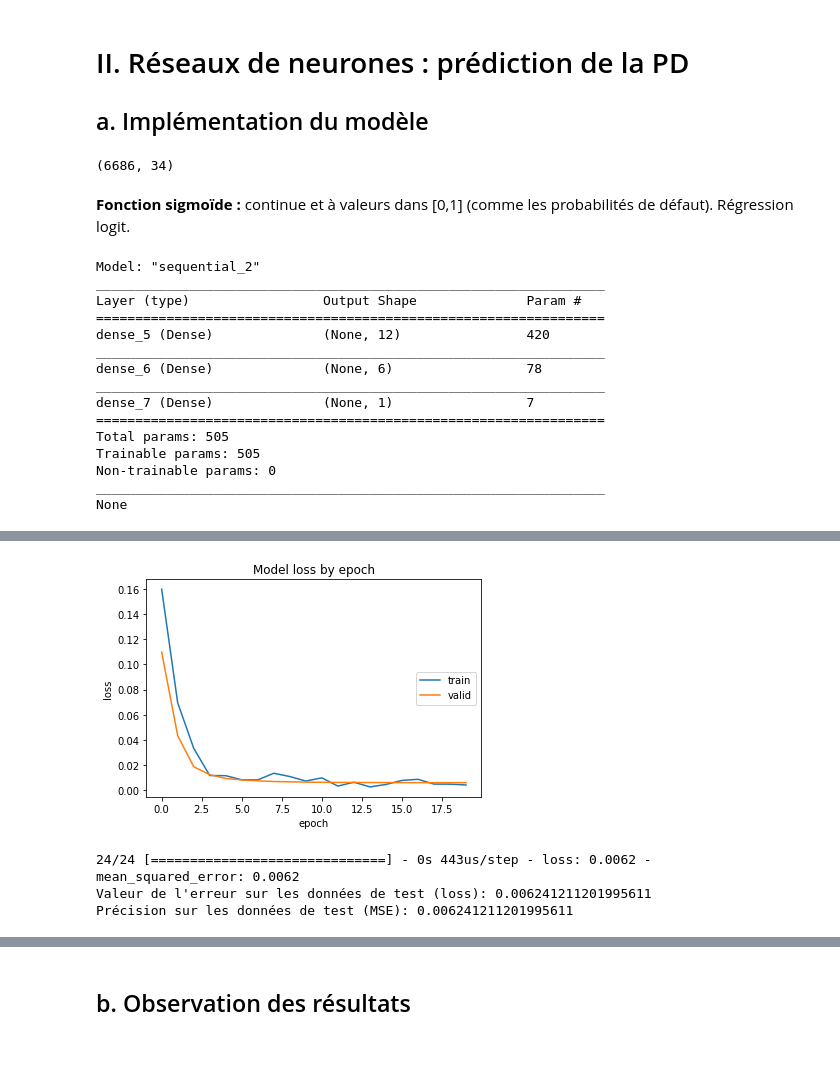
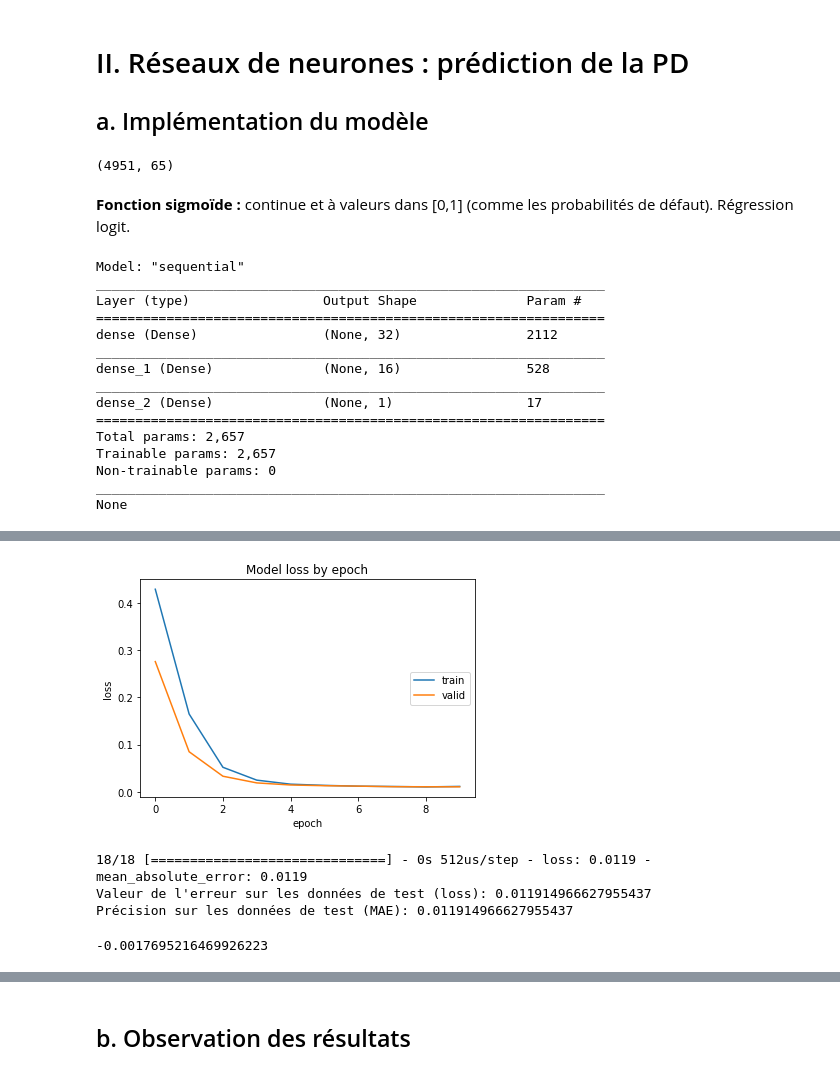
Before and after one commit to Rxzh/PD, a Jupyter notebook: Architecture réseaux de neurones.ipynb, the cells around one changed output, grey strips where cells are left out. Saved outputs shown, nothing was run; the diff lists cells and outputs as text; code cells hidden in the pictures.

```diff
--- a/Architecture réseaux de neurones.ipynb
+++ b/Architecture réseaux de neurones.ipynb
@@ -36,8 +70,10 @@ df.head()
 # %%
 #RENSEIGNER LES RATIOS FINANCIERS / VARIABLES CONSIDEREES
 
-df1 = df[["Common Eqty / Tot Assets",'Debt / Common Equity','Interest Coverage Ratio','Lev Ratio to TCE','Tier-1 Ratio','Tot Debt / Tot Capital','BCLASS Level 3',"TCE Ratio","PD_1y"]]
-
-
-df1.replace(np.nan, 0.0,inplace=True)
-#df1.dropna(inplace=True)
+#df1 = df[["Common Eqty / Tot Assets",'Debt / Common Equity','Tot Debt / Tot Capital','BCLASS Level 3',"TCE Ratio","PD_1y"]]
+df1 = df[['Common Eqty / Tot Assets','TCE Ratio','Tot Debt / Tot Capital','Tot Cap (Local Crncy)','Is Covered','Is Convertible','Amt Out','BCLASS Level 3', 'Guarantee Type','Total Assets', 'Guarantor Type', 'Collat Type','Debt / Common Equity','PD_1y']]
+df1 = df1[df1['Debt / Common Equity']<2500]
+df1 = df1[df1['TCE Ratio']>-100]
+#df1.replace(np.nan, 0.0,inplace=True)
+df1.dropna(inplace=True)
+count_nan(df1)
@@ -72,7 +103,7 @@ La prochaine étape consiste à séparer les features continues des features dis
 # %%
 features = list(df1.drop(columns=['PD_1y']).columns)
 
-discrete_features = ['BCLASS Level {}'.format(i) for i in range(3,4)]
+discrete_features = ['BCLASS Level 3','Guarantee Type','Guarantor Type','Collat Type','Is Covered','Is Convertible']
 continuous_features = [s for s in features if not s in discrete_features]
 
 
@@ -203,16 +242,19 @@ X_train.shape
 
 #très bon document (parties Python, keras avec les codes et explications)
 # %% [output]
-(6686, 34)
+(4951, 65)
 # %%
 model = Sequential()
-model.add(Dense(units=12,input_dim=34,))#activation="sigmoid")) #6 is good
-model.add(Dense(units=6))
+model.add(Dense(units=32,input_dim=65,))#activation="sigmoid")) #6 is good
+model.add(Dense(units=16))
 model.add(Dense(units=1,activation="sigmoid"))
-#modele.add(Dropout(0.3))
-learning_rate = 0.15
+#model.add(Dropout(0.2))
+learning_rate = 0.0002
 
-sgd = SGD(learning_rate)
+sgd = SGD(learning_rate)  #lr = 0.02
+adam = Adam(learning_rate) #lr = 0.001
+
+#nadam = Nadam(lr=0.0005, beta_1=0.9, beta_2=0.999)
 
 #dim première couche = nombre de variables du df
 # %% [markdown]
@@ -220,29 +262,33 @@ sgd = SGD(learning_rate)
 # %%
 #modele.compile(loss='mean_squared_error',optimizer=sgd,metrics=[tf.keras.metrics.MeanSquaredError()])
 #optimizer = sgd
-model.compile(loss='mean_squared_error',optimizer='adam',metrics=[tf.keras.metrics.MeanSquaredError()])
+#model.compile(loss='mean_squared_error',optimizer='adam',metrics=[tf.keras.metrics.MeanSquaredError()])
+#model.compile(loss=tf.keras.losses.Huber(delta=.05),optimizer=sgd,metrics=[tf.keras.metrics.MeanSquaredError()])
+model.compile(loss='mean_absolute_error',optimizer=adam,metrics=[tf.keras.metrics.MeanAbsoluteError()])
 # %%
 print(model.summary())
 # %% [output]
-Model: "sequential_2"
+Model: "sequential"
 _________________________________________________________________
 Layer (type)                 Output Shape              Param #
 =================================================================
-dense_5 (Dense)              (None, 12)                420
+dense (Dense)                (None, 32)                2112
 _________________________________________________________________
-dense_6 (Dense)              (None, 6)                 78
+dense_1 (Dense)              (None, 16)                528
 _________________________________________________________________
-dense_7 (Dense)              (None, 1)                 7
+dense_2 (Dense)              (None, 1)                 17
 =================================================================
-Total params: 505
-Trainable params: 505
+Total params: 2,657
+Trainable params: 2,657
 Non-trainable params: 0
 _________________________________________________________________
 None
 # %%
-history = model.fit(X_train, y_train,         # Train the model using the training set...
-          batch_size=10, epochs=20,
-          verbose=1, validation_split=0.4,steps_per_epoch=50)           # ...holding out 40% of the data for validation
+callback = keras.callbacks.EarlyStopping(monitor='loss', patience=3)
+#callback = None
+history = model.fit(np.squeeze(X_train), y_train,         # Train the model using the training set...
+          batch_size=20, epochs=10,
+          verbose=1, validation_split=0.2,steps_per_epoch=80,callbacks=[callback])           # ...holding out 40% of the data for validation
 
 # --------------------------------------
 # Evaluation
@@ -284,11 +330,22 @@ The final mean_squared_error on the TEST set is: 0.01.
-[figure, old version]
+[figure, new version]
 # %%
 #Résultats
 
 resultat = model.evaluate(X_test, y_test, verbose=1)
 print("Valeur de l'erreur sur les données de test (loss):", resultat[0])
-print('Précision sur les données de test (MSE):', resultat[1])
+print('Précision sur les données de test (MAE):', resultat[1])
 # %% [output]
-24/24 [==============================] - 0s 443us/step - loss: 0.0062 - mean_squared_error: 0.0062
-Valeur de l'erreur sur les données de test (loss): 0.006241211201995611
-Précision sur les données de test (MSE): 0.006241211201995611
+18/18 [==============================] - 0s 512us/step - loss: 0.0119 - mean_absolute_error: 0.0119
+Valeur de l'erreur sur les données de test (loss): 0.011914966627955437
+Précision sur les données de test (MAE): 0.011914966627955437
+# %%
+#LASSO
+
+from sklearn import linear_model
+#clf = linear_model.Lasso(alpha=0.1)
+
+clf = linear_model.ElasticNet(random_state=3)
+clf.fit(X_train, y_train)
+clf.score(X_test, y_test)
+# %% [output]
+-0.0017695216469926223
```
Also changed, not shown: parts of 53 cells of this notebook.
